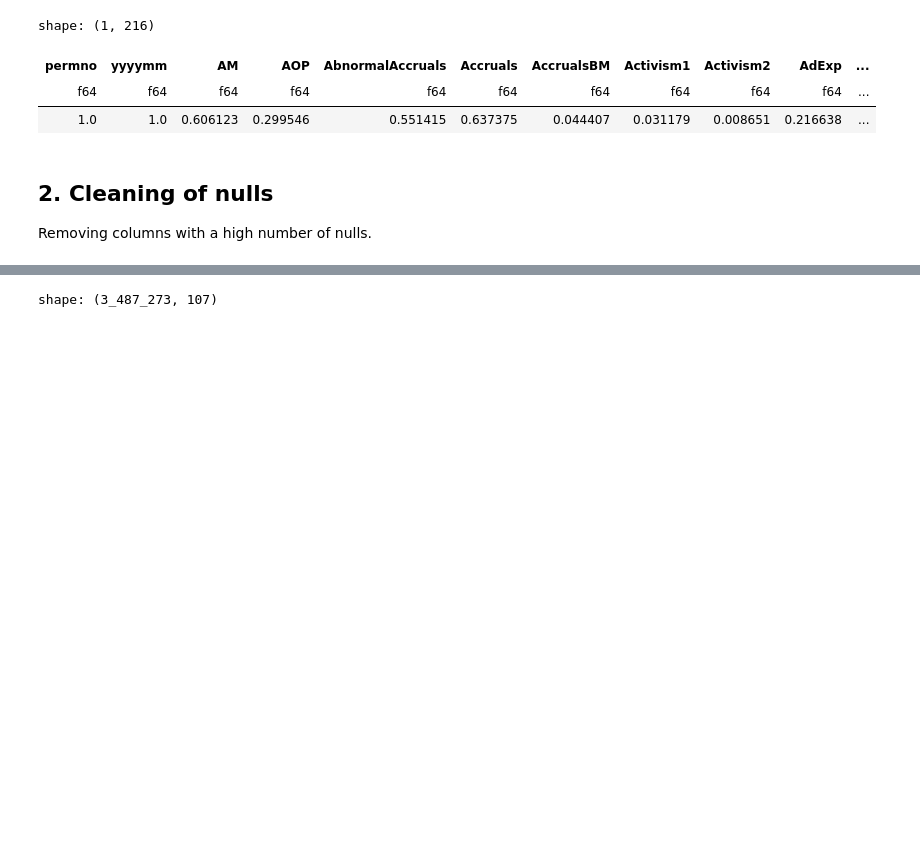
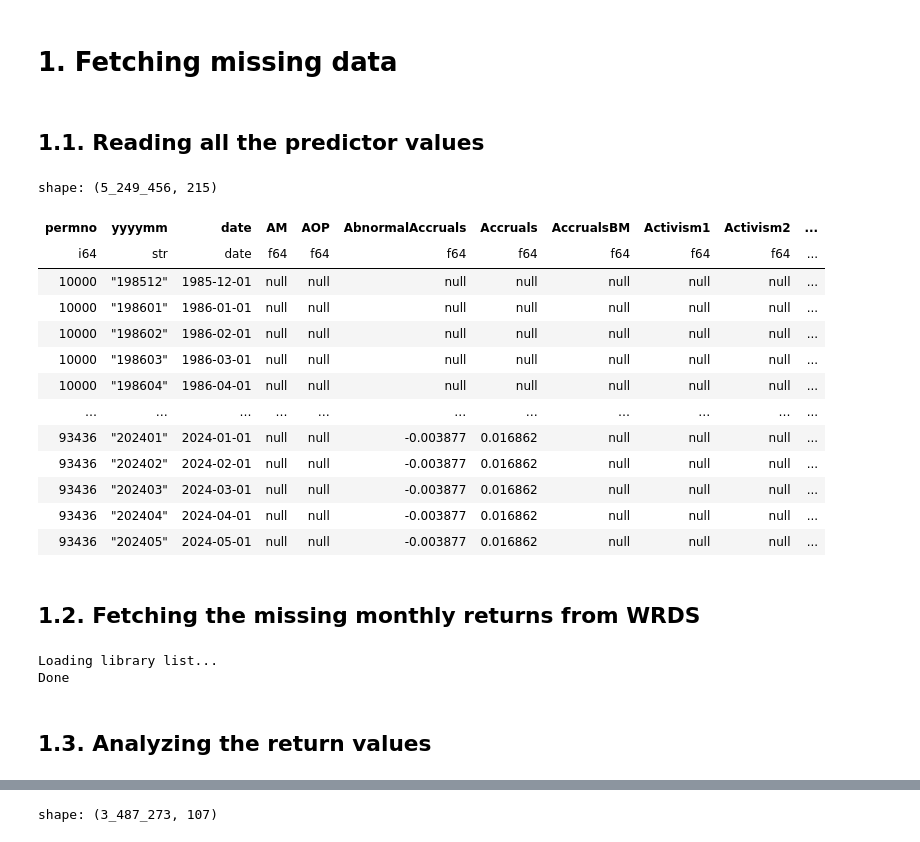
Before and after one commit to NicolasAlmerge/FIN407FinalProject, a Jupyter notebook: Predictors.ipynb, the cells around one changed output, grey strips where cells are left out. Drawn from its saved outputs; the diff is of its cells as text; code cells hidden in the pictures; blank space fills up the shorter version.

Commit message:
Added imputed data

```diff
--- a/Predictors.ipynb
+++ b/Predictors.ipynb
@@ -350,12 +0,0 @@ shape: (1, 216)
-# %%
-# Get percentage of non-null elements in each column
-full_data.count() / len(full_data)
-# %% [output]
-shape: (1, 216)
-| permno | yyyymm | AM | AOP | AbnormalAccruals | Accruals | AccrualsBM | Activism1 | Activism2 | AdExp | ... |
-| f64 | f64 | f64 | f64 | f64 | f64 | f64 | f64 | f64 | f64 | ... |
-| 1.0 | 1.0 | 0.606123 | 0.299546 | 0.551415 | 0.637375 | 0.044407 | 0.031179 | 0.008651 | 0.216638 | ... |
-# %% [markdown]
-## 2. Cleaning of nulls
-
-Removing columns with a high number of nulls.
@@ -361,0 +25,52 @@ Removing columns with a high number of nulls.
+# %% [markdown]
+# 1. Fetching missing data
+# %% [markdown]
+## 1.1. Reading all the predictor values
+# %%
+full_data = pl.read_csv(get_data_file_path("signed_predictors_all_wide.csv"), dtypes=ALL_DATA_ENTRY_SCHEMA)
+full_data = full_data.sort(by=["permno", "yyyymm"], maintain_order=True)
+full_data.insert_column(2, full_data["yyyymm"].str.to_date("%Y%m").alias("date"))
+full_data
+# %% [output]
+shape: (5_249_456, 215)
+| permno | yyyymm | date | AM | AOP | AbnormalAccruals | Accruals | AccrualsBM | Activism1 | Activism2 | ... |
+| i64 | str | date | f64 | f64 | f64 | f64 | f64 | f64 | f64 | ... |
+| 10000 | "198512" | 1985-12-01 | null | null | null | null | null | null | null | ... |
+| 10000 | "198601" | 1986-01-01 | null | null | null | null | null | null | null | ... |
+| 10000 | "198602" | 1986-02-01 | null | null | null | null | null | null | null | ... |
+| 10000 | "198603" | 1986-03-01 | null | null | null | null | null | null | null | ... |
+| 10000 | "198604" | 1986-04-01 | null | null | null | null | null | null | null | ... |
+| … | … | … | … | … | … | … | … | … | … | ... |
+| 93436 | "202401" | 2024-01-01 | null | null | -0.003877 | 0.016862 | null | null | null | ... |
+| 93436 | "202402" | 2024-02-01 | null | null | -0.003877 | 0.016862 | null | null | null | ... |
+| 93436 | "202403" | 2024-03-01 | null | null | -0.003877 | 0.016862 | null | null | null | ... |
+| 93436 | "202404" | 2024-04-01 | null | null | -0.003877 | 0.016862 | null | null | null | ... |
+| 93436 | "202405" | 2024-05-01 | null | null | -0.003877 | 0.016862 | null | null | null | ... |
+# %% [markdown]
+## 1.2. Fetching the missing monthly returns from WRDS
+# %%
+MIN_DATE = full_data["date"].min()
+MAX_DATE = full_data["date"].max()
+MIN_PERMNO = full_data["permno"].min()
+MAX_PERMNO = full_data["permno"].max()
+
+db = wrds.Connection(wrds_username=get_env("WRDS_USERNAME"))
+
+# Query to get the stock returns
+query = f"""
+SELECT permno, mthcaldt, mthret
+FROM crsp.msf_v2
+WHERE permno BETWEEN {MIN_PERMNO} AND {MAX_PERMNO}
+AND mthcaldt BETWEEN '{MIN_DATE.strftime("%Y-%m-%d")}' AND '{MAX_DATE.strftime("%Y-%m-%d")}'
+"""
+
+# Execute the query
+all_returns_data = pl.DataFrame(db.raw_sql(query))
+
+# Close the connection
+db.close()
+# %% [output]
+Loading library list...
+Done
+# %% [markdown]
+## 1.3. Analyzing the return values
```
Also changed, not shown: parts of 98 cells of this notebook, 2 other files.
